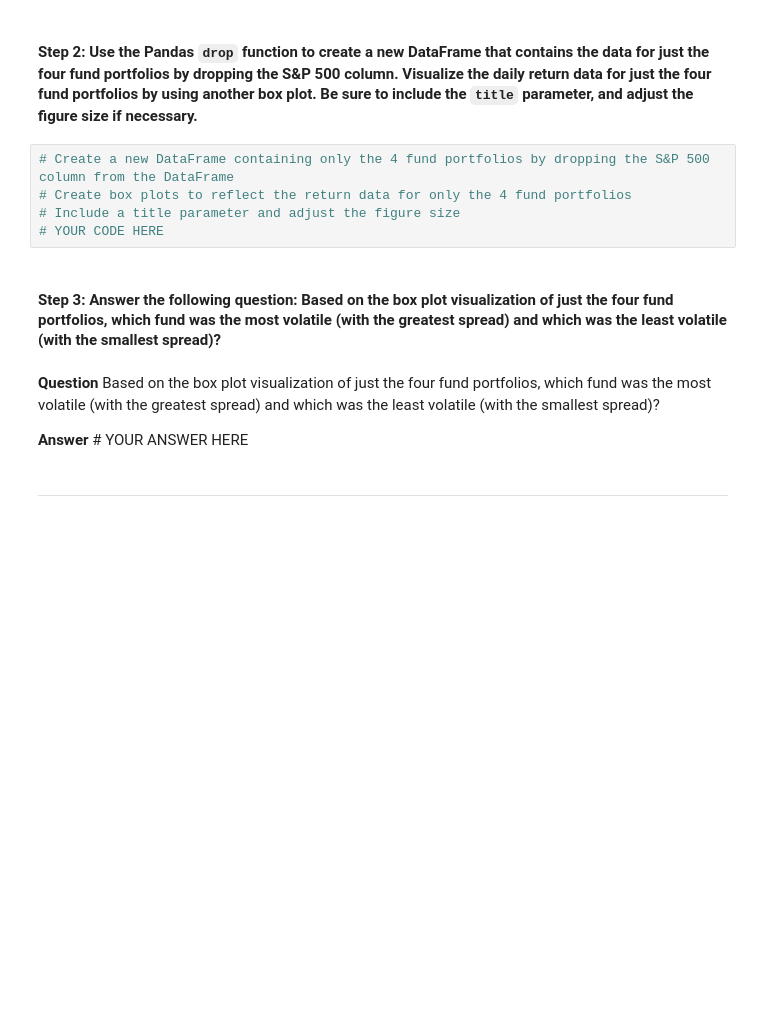
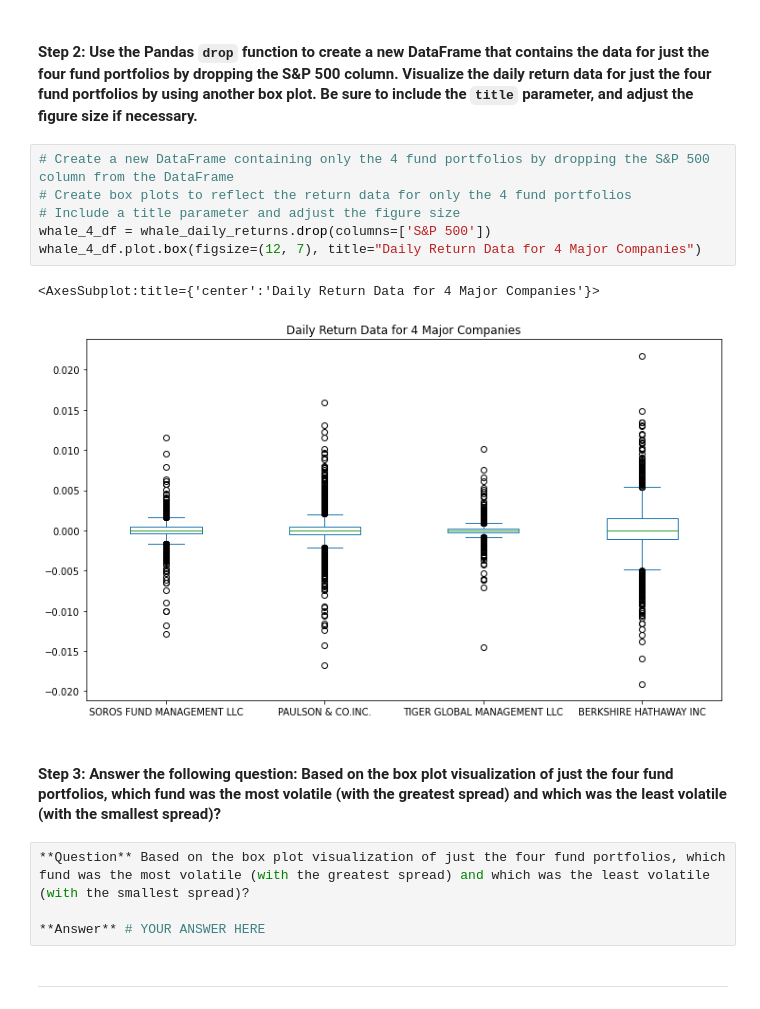
Before and after one commit to agnesmaria1/Risk-and-Return-Analysis, a Jupyter notebook: Risk Return Analysis/risk_return_analysis.ipynb, the cells around one changed output. Cells and saved outputs as stored; diff of their text form; blank space fills up the shorter version.

```diff
--- a/Risk Return Analysis/risk_return_analysis.ipynb
+++ b/Risk Return Analysis/risk_return_analysis.ipynb
@@ -201,14 +203,18 @@ Analyze the volatility of each of the four fund portfolios and of the S&P 500 In
 # %%
 # Create a new DataFrame containing only the 4 fund portfolios by dropping the S&P 500 column from the DataFrame
 # Create box plots to reflect the return data for only the 4 fund portfolios
 # Include a title parameter and adjust the figure size
-# YOUR CODE HERE
+whale_4_df = whale_daily_returns.drop(columns=['S&P 500'])
+whale_4_df.plot.box(figsize=(12, 7), title="Daily Return Data for 4 Major Companies")
+# %% [output]
+<AxesSubplot:title={'center':'Daily Return Data for 4 Major Companies'}>
+[figure, added]
 # %% [markdown]
 #### Step 3: Answer the following question: Based on the box plot visualization of just the four fund portfolios, which fund was the most volatile (with the greatest spread) and which was the least volatile (with the smallest spread)?
-# %% [markdown]
-**Question** Based on the box plot visualization of just the four fund portfolios, which fund was the most volatile (with the greatest spread) and which was the least volatile (with the smallest spread)?
-
-**Answer** # YOUR ANSWER HERE
+# %%
+**Question** Based on the box plot visualization of just the four fund portfolios, which fund was the most volatile (with the greatest spread) and which was the least volatile (with the smallest spread)?
+
+**Answer** # YOUR ANSWER HERE
 # %% [markdown]
 ---
 # %% [markdown]
```
Also changed, not shown: parts of 2 cells of this notebook.
